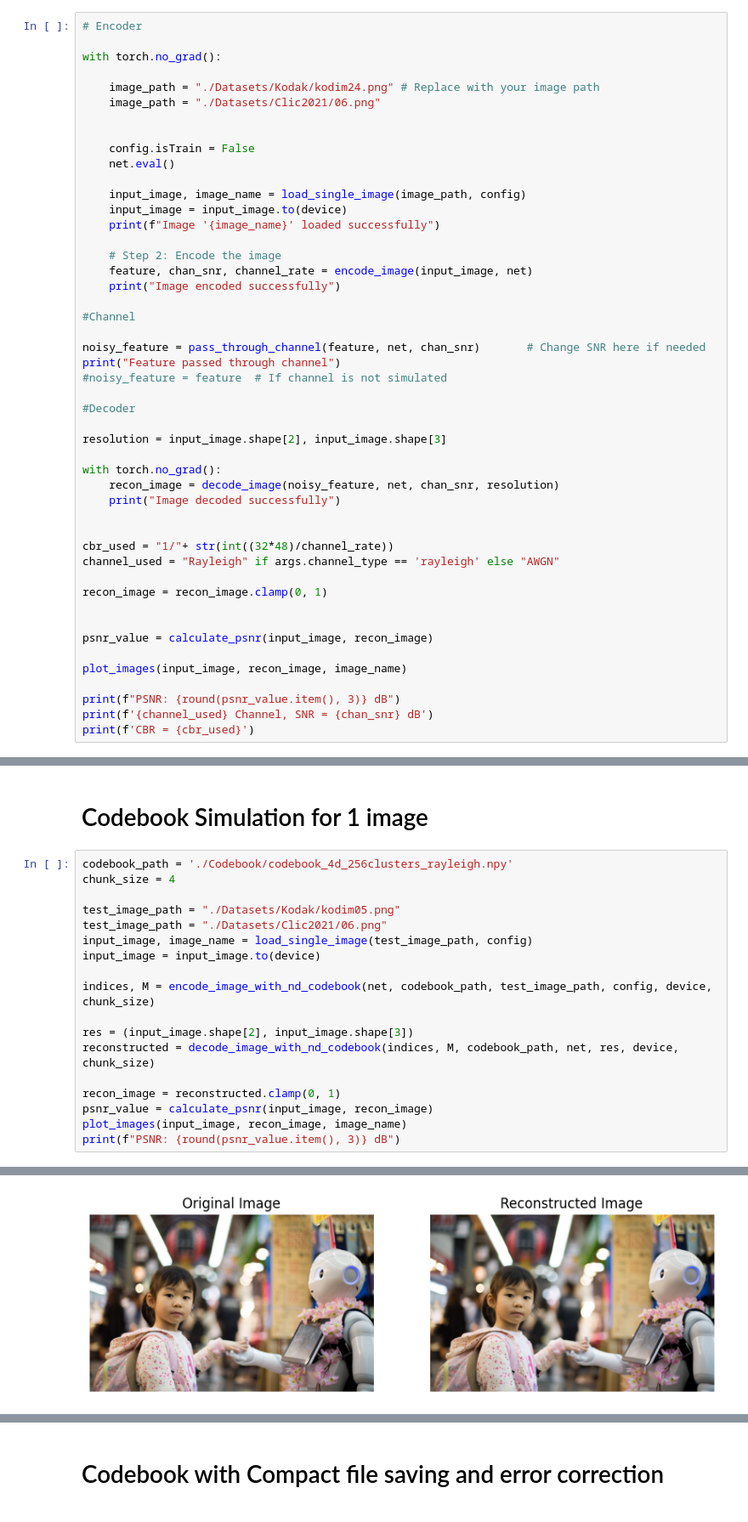
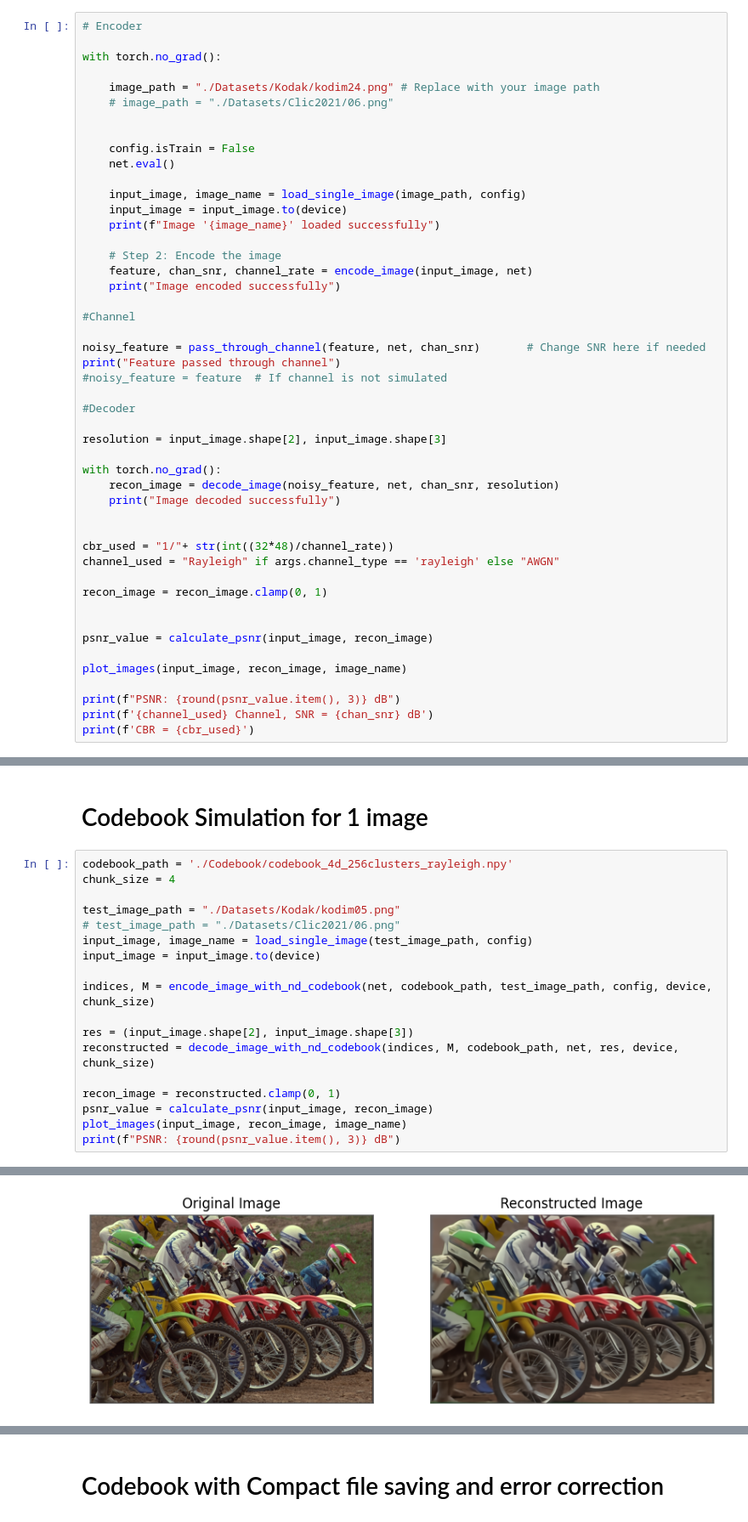
Before and after one commit to tharusha-pathirana/swin-semantic-communication, a Jupyter notebook: swinjscc-full.ipynb, the cells around one changed output, grey strips where cells are left out. Shown at 85% size. Drawn from its saved outputs; the diff is of its cells as text.

```diff
--- a/swinjscc-full.ipynb
+++ b/swinjscc-full.ipynb
@@ -2477,7 +2481,7 @@ Trained model - Rayleigh
 with torch.no_grad():
 
     image_path = "./Datasets/Kodak/kodim24.png" # Replace with your image path
-    image_path = "./Datasets/Clic2021/06.png"
+    # image_path = "./Datasets/Clic2021/06.png"
 
 
     config.isTrain = False
@@ -2549,7 +2553,7 @@ codebook_path = './Codebook/codebook_4d_256clusters_rayleigh.npy'
 chunk_size = 4
 
 test_image_path = "./Datasets/Kodak/kodim05.png"
-test_image_path = "./Datasets/Clic2021/06.png"
+# test_image_path = "./Datasets/Clic2021/06.png"
 input_image, image_name = load_single_image(test_image_path, config)
 input_image = input_image.to(device)
 
@@ -2570 +2574 @@ tensor(-1.1093)
-[figure, old version]
+[figure, new version]
```
Also changed, not shown: parts of 7 cells of this notebook.
